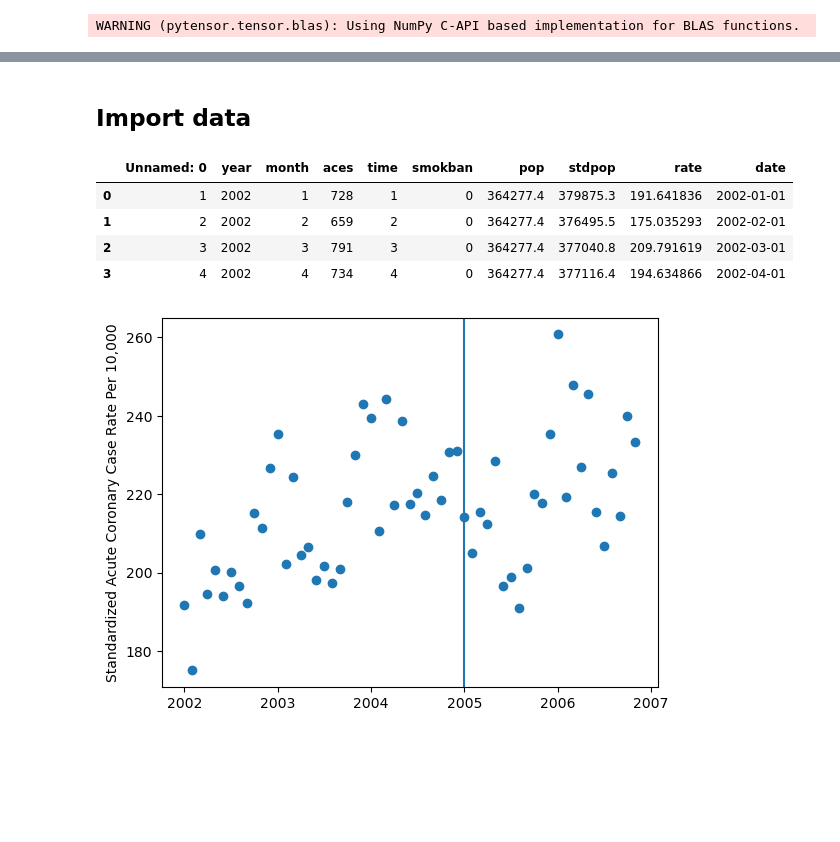
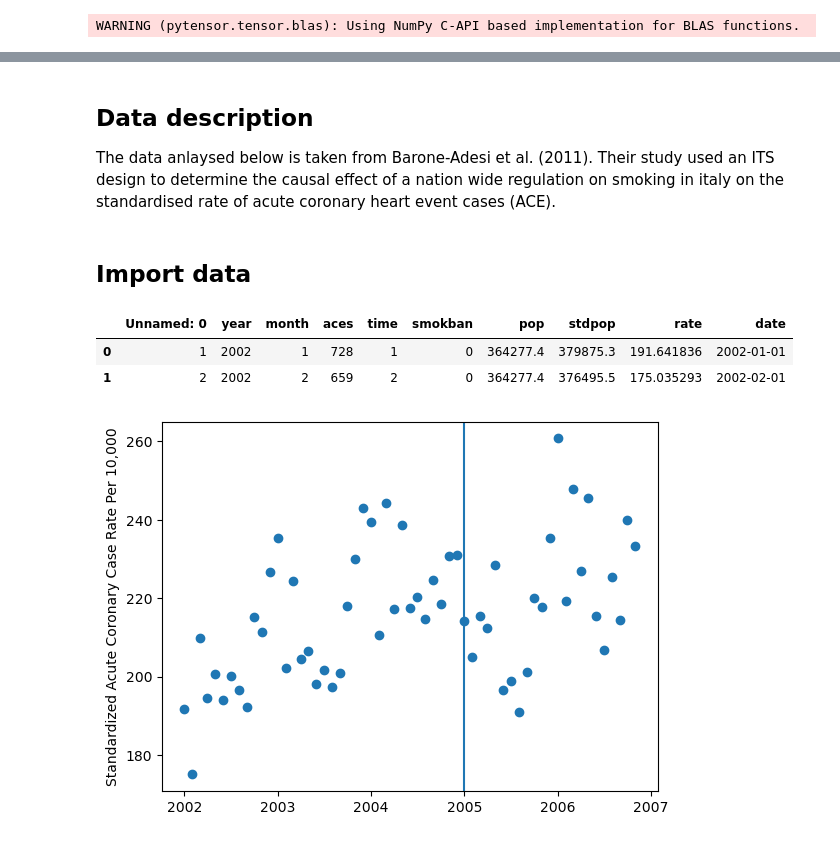
Before and after one commit to HPCurtis/ITS_spline_pymc, a Jupyter notebook: its.ipynb, the cells around one changed output, grey strips where cells are left out. Saved outputs shown, nothing was run; the diff lists cells and outputs as text; code cells hidden in the pictures; blank space fills up the shorter version.

```diff
--- a/its.ipynb
+++ b/its.ipynb
@@ -17,3 +22,7 @@ The following is a Bayesian workflow example of an ITS analysis based on Bernal,
+# %% [markdown]
+## Data description
+
+The data anlaysed below is taken from Barone-Adesi et al. (2011). Their study used an ITS design to determine the causal effect of a nation wide regulation on smoking in italy on the standardised rate of acute coronary heart event cases (ACE).
 # %% [markdown]
 ## Import data
 # %%
@@ -27,13 +36,11 @@ df['date'] = pd.to_datetime(df[['year', 'month']].assign(day=1))
 intervention_time = df.time[36]
 intervention_date = df.date[36]
 # %%
-df.head(4)
+df.head(2)
 # %% [output]
 |  | Unnamed: 0 | year | month | aces | time | smokban | pop | stdpop | rate | date |
 | 0 | 1 | 2002 | 1 | 728 | 1 | 0 | 364277.4 | 379875.3 | 191.641836 | 2002-01-01 |
 | 1 | 2 | 2002 | 2 | 659 | 2 | 0 | 364277.4 | 376495.5 | 175.035293 | 2002-02-01 |
-| 2 | 3 | 2002 | 3 | 791 | 3 | 0 | 364277.4 | 377040.8 | 209.791619 | 2002-03-01 |
-| 3 | 4 | 2002 | 4 | 734 | 4 | 0 | 364277.4 | 377116.4 | 194.634866 | 2002-04-01 |
 # %%
 # Visualsie the data.
 plt.scatter(x=df.date, y=df.rate);
```
Also changed, not shown: parts of 14 cells of this notebook.
